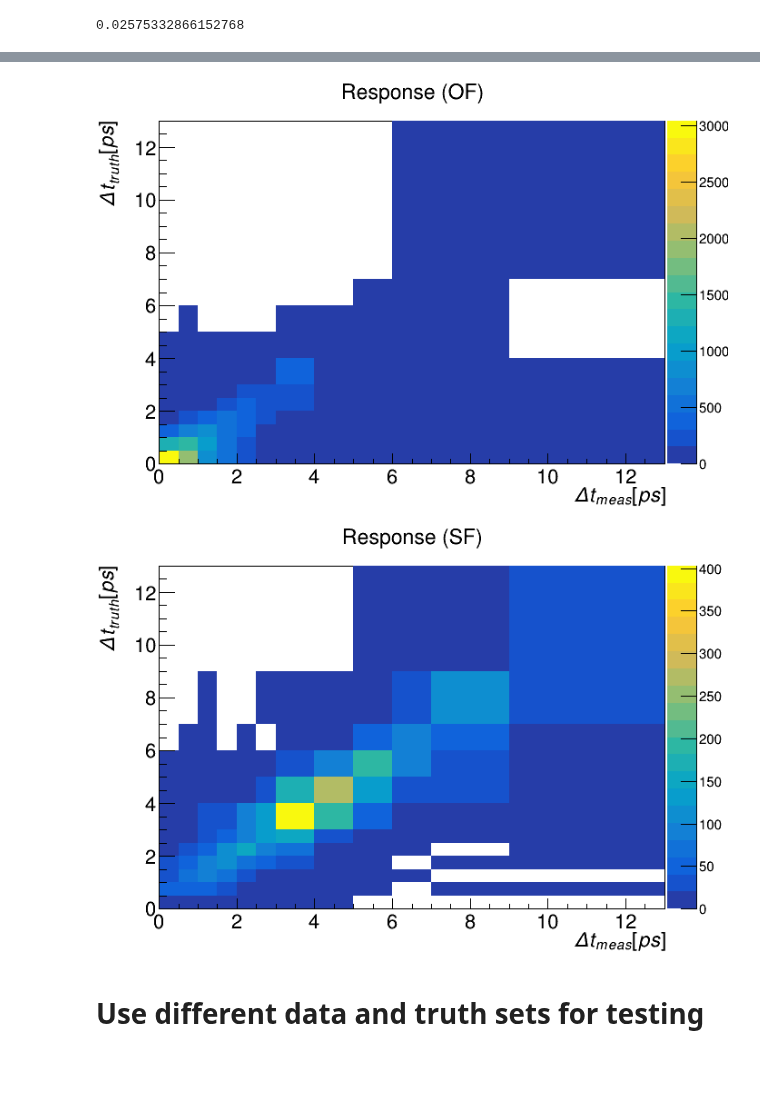
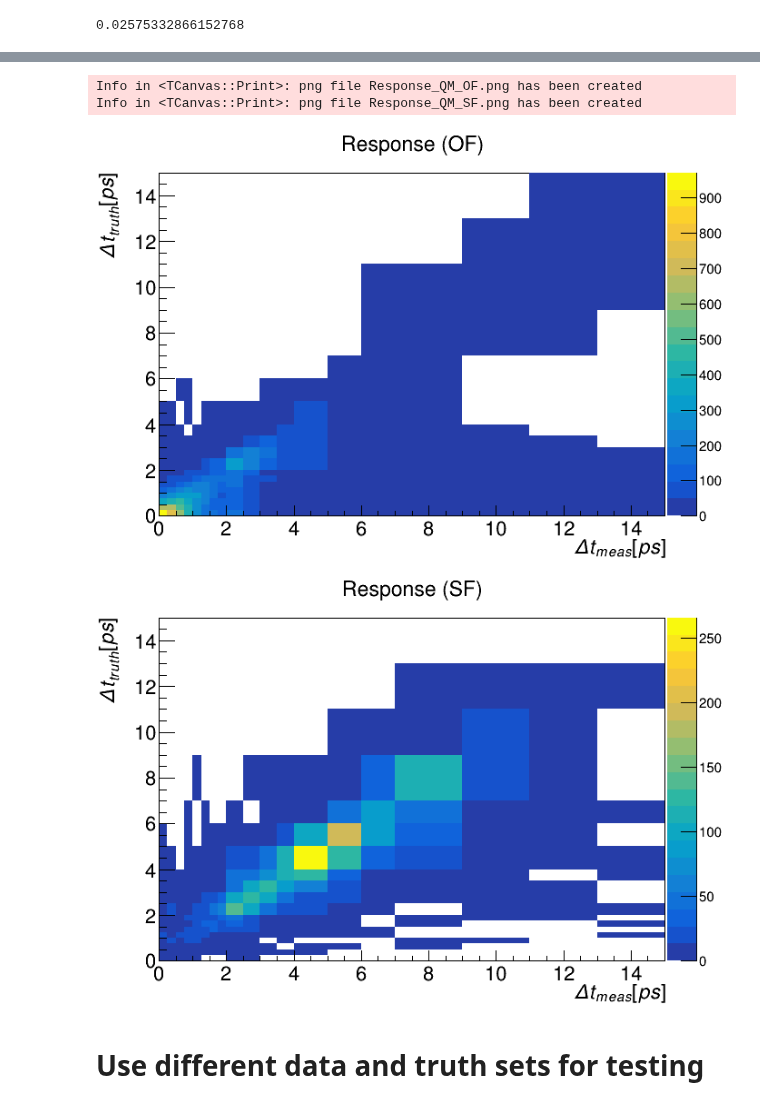
Before and after one commit to jschuel/jeff_workspace, a Jupyter notebook: thesis/RooUnfold_tutorial/tuning_mistag_fractions_new.ipynb, the cells around one changed output, grey strips where cells are left out. Drawn from its saved outputs; the diff is of its cells as text; code cells hidden in the pictures; blank space fills up the shorter version.

```diff
--- a/thesis/RooUnfold_tutorial/tuning_mistag_fractions_new.ipynb
+++ b/thesis/RooUnfold_tutorial/tuning_mistag_fractions_new.ipynb
@@ -194,7 +196,9 @@ data2['mistag'].sum()/len(data2)
 def make_response_matrix(OF_data,OF_truth,SF_data,SF_truth,physics_model): #physics models: QM and SD
     if physics_model.lower() == 'qm':
         #low_edges = [0,0.5,1,2,3,4,5,6,7,9,13,20]
-        low_edges = [0,0.5,1,1.5,2,2.5,3,4,5,6,7,9,13]
+        #low_edges = [0,0.5,1,1.5,2,2.5,3,4,5,6,7,9,13]
+        #low_edges = [0,0.25,0.5,0.75,1,1.25,1.5,1.75,2,2.5,3,3.5,4,5,6,7,9,13]
+        low_edges = [0,0.25,0.5,0.75,1,1.25,1.5,1.75,2,2.5,3,3.5,4,5,6,7,9,11,13,15]
         key = 'deltaT'
         mckey = 'mcDeltaT'
     else:
@@ -284,20 +288,22 @@ def plot_response_matrix(flavor = 'OF', model = 'QM', save=False):
     RSF.GetYaxis().SetTitleOffset(1)
     RSF.DrawClone("colz")
     if save == True:
-        c.SaveAs('Response_%s_%s.png'%(model,flavor))
+        c.SaveAs('Response_%s_%s2.png'%(model,flavor))
     return c
 # %%
-c = plot_response_matrix(flavor = 'OF',model = 'QM')
+c = plot_response_matrix(flavor = 'OF',model = 'QM', save=True)
 c.Draw()
-c1 = plot_response_matrix('SF','QM')
+c1 = plot_response_matrix('SF','QM', save=True)
 c1.Draw()
 #c2 = plot_response_matrix('OF','SD')
 #c2.Draw()
 #c3 = plot_response_matrix('SF','SD')
 #c3.Draw()
 # %% [output]
+Info in <TCanvas::Print>: png file Response_QM_OF.png has been created
+Info in <TCanvas::Print>: png file Response_QM_SF.png has been created
-[figure, old version]
+[figure, new version]
-[figure, old version]
+[figure, new version]
 # %% [markdown]
 # Use different data and truth sets for testing
 # %%
```
Also changed, not shown: parts of 27 cells of this notebook, 36 other files.
